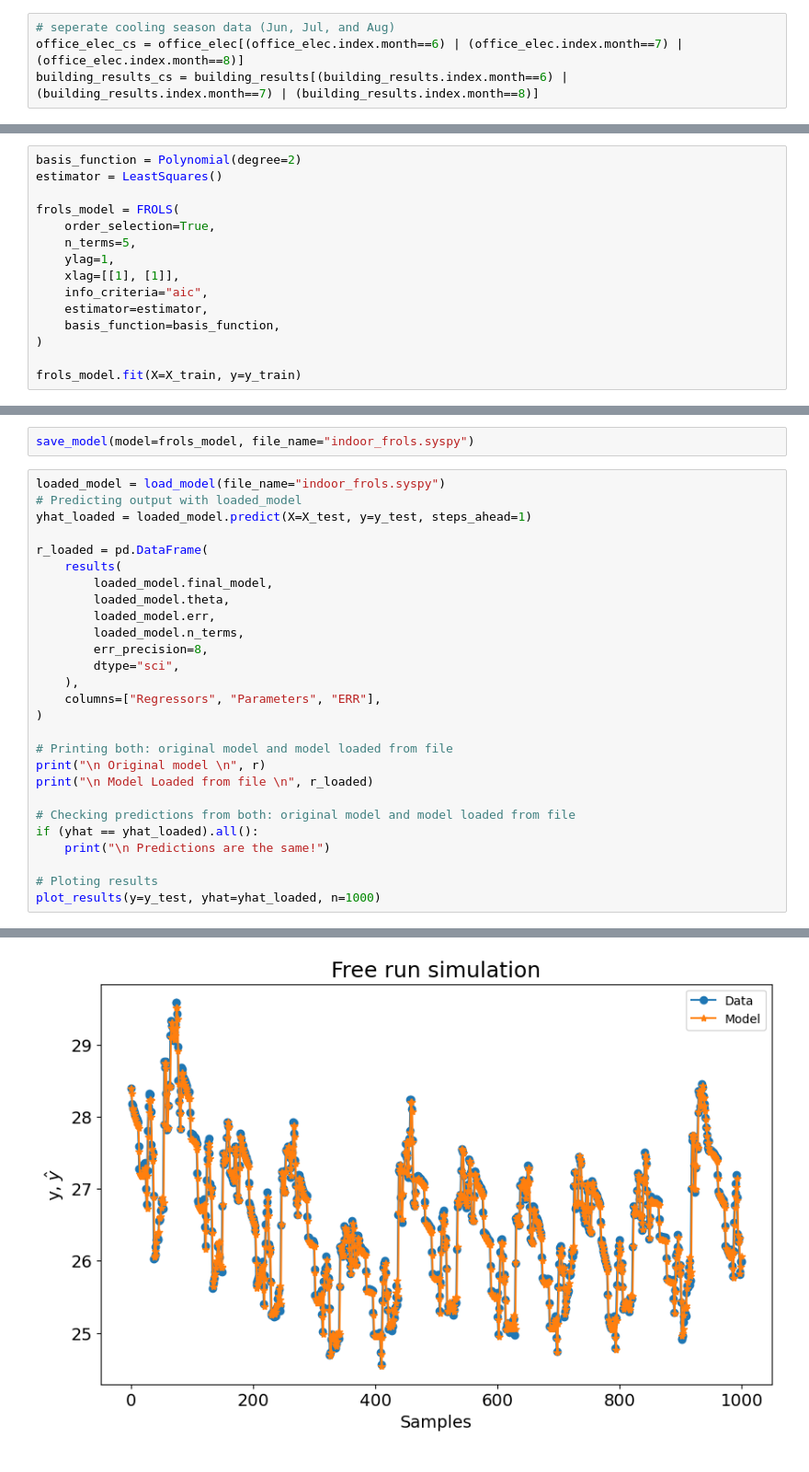
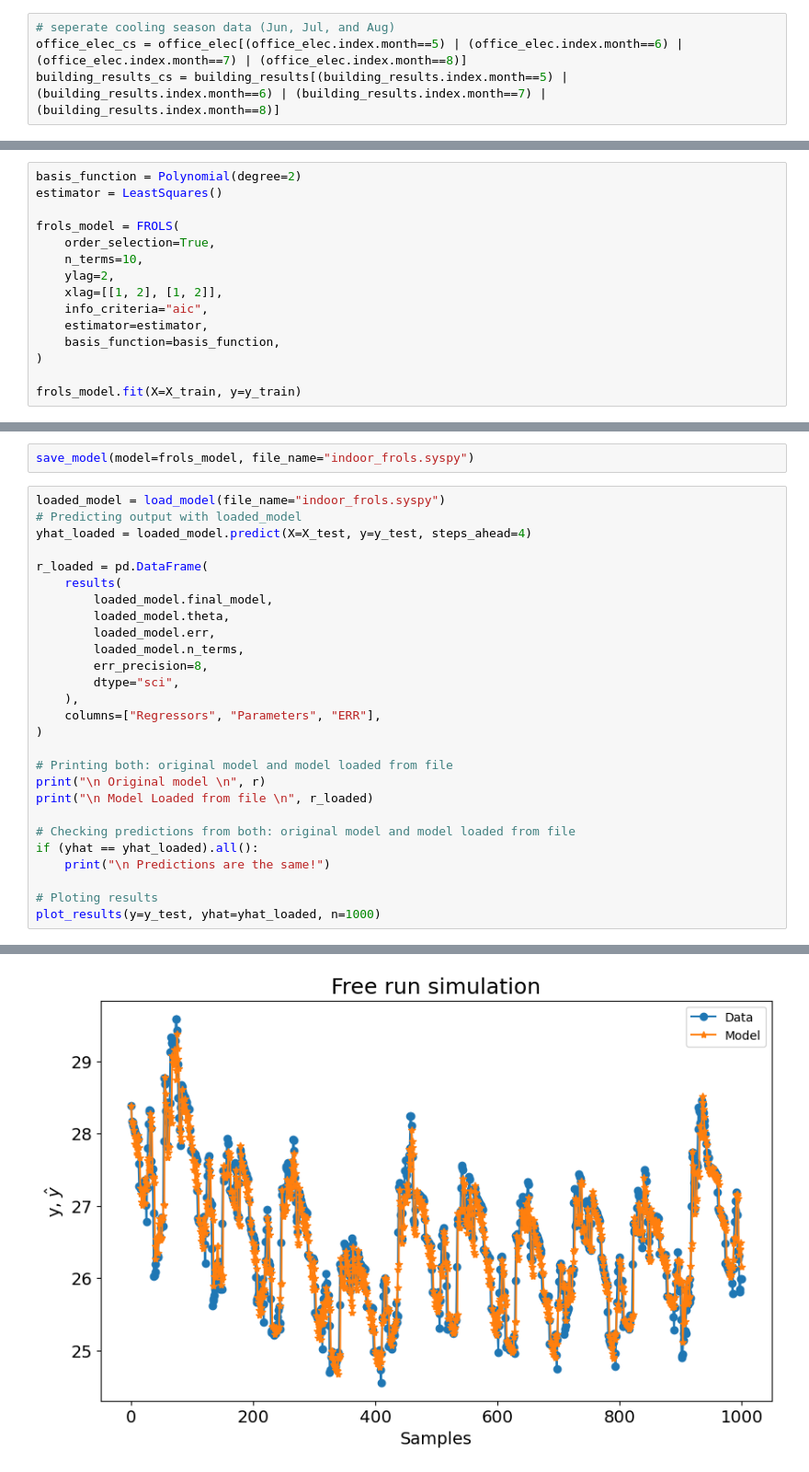
Before and after one commit to KrisCHEN8/PCM_RL-MPC, a Jupyter notebook: models/indoor_prediction_final.ipynb, the cells around one changed output, grey strips where cells are left out. Shown: that part at 92% size. Drawn from its saved outputs; the diff is of its cells as text.

```diff
--- a/models/indoor_prediction_final.ipynb
+++ b/models/indoor_prediction_final.ipynb
@@ -37,7 +37,7 @@ building_results['avetemp'] = (building_results['TAIR_Office1             '] + b
                              building_results['TAIR_Office7             '] + building_results['TAIR_Office8             ']) / 8
 # %%
 # seperate cooling season data (Jun, Jul, and Aug)
-office_elec_cs = office_elec[(office_elec.index.month==6) | (office_elec.index.month==7) | (office_elec.index.month==8)]
-building_results_cs = building_results[(building_results.index.month==6) | (building_results.index.month==7) | (building_results.index.month==8)]
+office_elec_cs = office_elec[(office_elec.index.month==5) | (office_elec.index.month==6) | (office_elec.index.month==7) | (office_elec.index.month==8)]
+building_results_cs = building_results[(building_results.index.month==5) | (building_results.index.month==6) | (building_results.index.month==7) | (building_results.index.month==8)]
 # %%
 total_df = pd.concat([building_results_cs, office_elec_cs], axis=1)
@@ -61,9 +77,9 @@ estimator = LeastSquares()
 
 frols_model = FROLS(
     order_selection=True,
-    n_terms=5,
-    ylag=1,
-    xlag=[[1], [1]],
+    n_terms=10,
+    ylag=2,
+    xlag=[[1, 2], [1, 2]],
     info_criteria="aic",
     estimator=estimator,
     basis_function=basis_function,
@@ -115,7 +136,7 @@ save_model(model=frols_model, file_name="indoor_frols.syspy")
 # %%
 loaded_model = load_model(file_name="indoor_frols.syspy")
 # Predicting output with loaded_model
-yhat_loaded = loaded_model.predict(X=X_test, y=y_test, steps_ahead=1)
+yhat_loaded = loaded_model.predict(X=X_test, y=y_test, steps_ahead=4)
 
 r_loaded = pd.DataFrame(
     results(
@@ -158,3 +179,3 @@ plot_results(y=y_test, yhat=yhat_loaded, n=1000)
 
  Predictions are the same!
-[figure, old version]
+[figure, new version]
```
Also changed, not shown: parts of 5 cells of this notebook, 3 other files.
